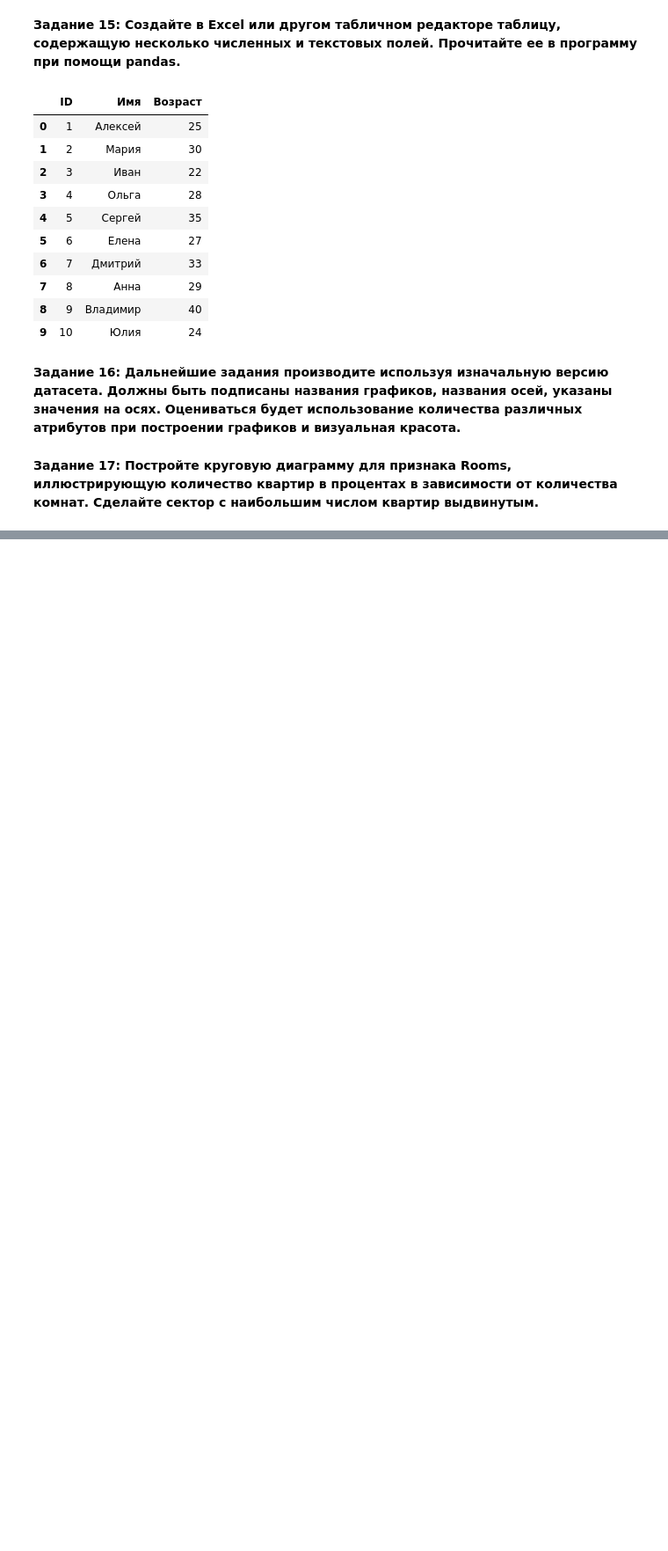
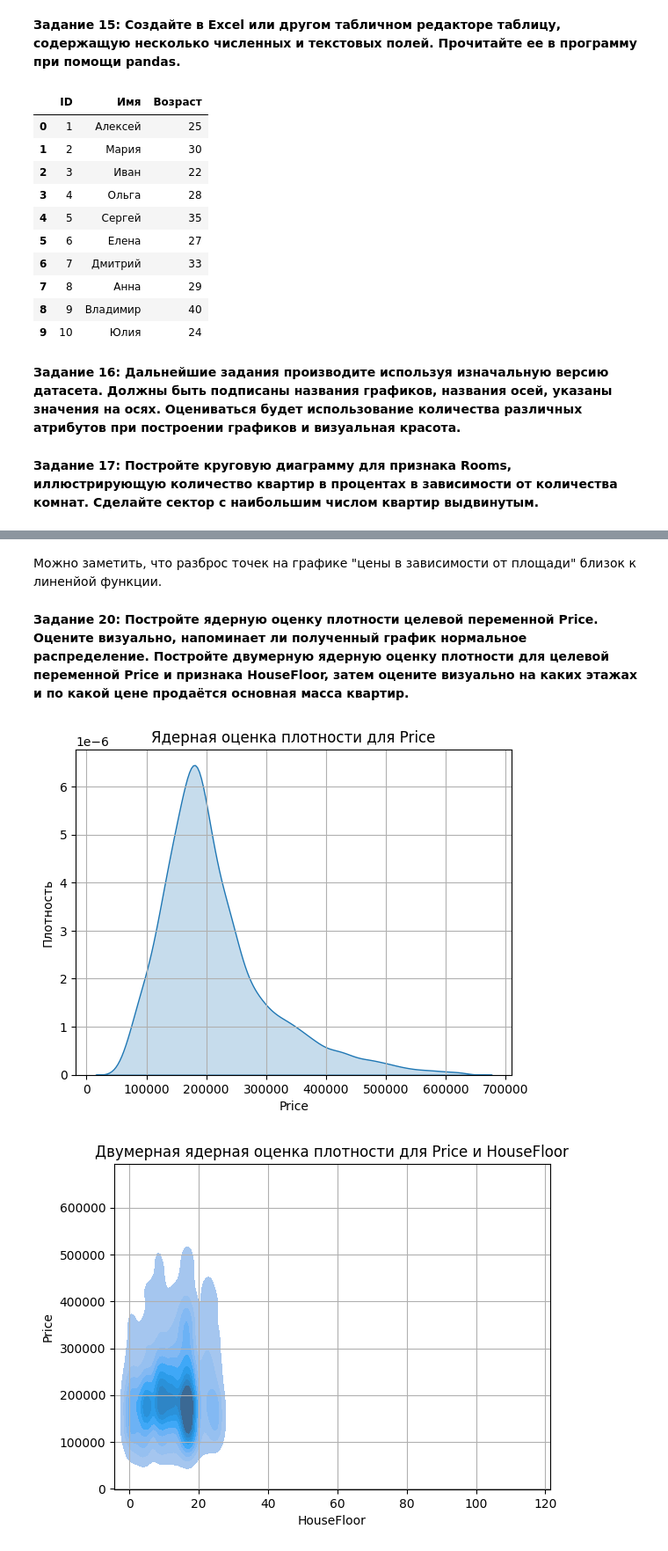
Before and after one commit to yanasirina/ml_labs, a Jupyter notebook: lab_01/lab.ipynb, the cells around one changed output, grey strips where cells are left out. Shown at 88% size. Drawn from its saved outputs; the diff is of its cells as text; code cells hidden in the pictures; blank space fills up the shorter version.

```diff
--- a/lab_01/lab.ipynb
+++ b/lab_01/lab.ipynb
@@ -425,0 +467,26 @@ Matplotlib is building the font cache; this may take a moment.
+# %% [markdown]
+Можно заметить, что разброс точек на графике "цены в зависимости от площади" близок к линенйой функции.
+# %% [markdown]
+**Задание 20: Постройте ядерную оценку плотности целевой переменной Price. Оцените визуально, напоминает ли полученный график нормальное распределение. Постройте двумерную ядерную оценку плотности для целевой переменной Price и признака HouseFloor, затем оцените визуально на каких этажах и по какой цене продаётся основная масса квартир.**
+# %%
+import seaborn as sns
+
+
+data = pd.read_csv('data.csv')  # считаем первоначальные данные
+
+sns.kdeplot(data['Price'], fill=True)  # построим ядерную оценку
+plt.title('Ядерная оценка плотности для Price')
+plt.xlabel('Price')
+plt.ylabel('Плотность')
+plt.grid(True)
+plt.show()
+
+sns.kdeplot(x=data['HouseFloor'], y=data['Price'], fill=True)
+plt.title('Двумерная ядерная оценка плотности для Price и HouseFloor')
+plt.xlabel('HouseFloor')
+plt.ylabel('Price')
+plt.grid(True)
+plt.show()
+# %% [output]
+[figure, added]
+[figure, added]
```
Also changed, not shown: parts of 13 cells of this notebook.
